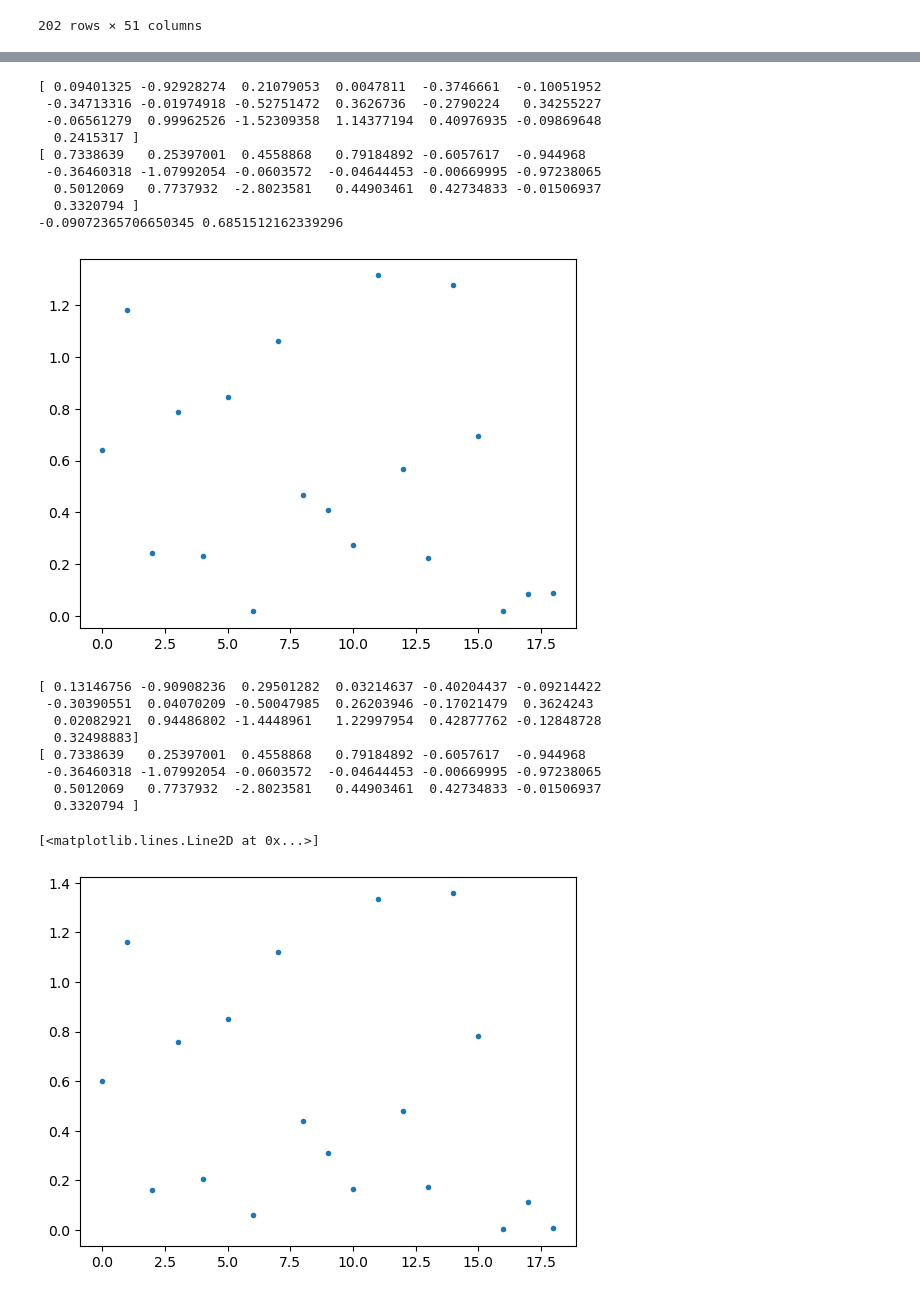
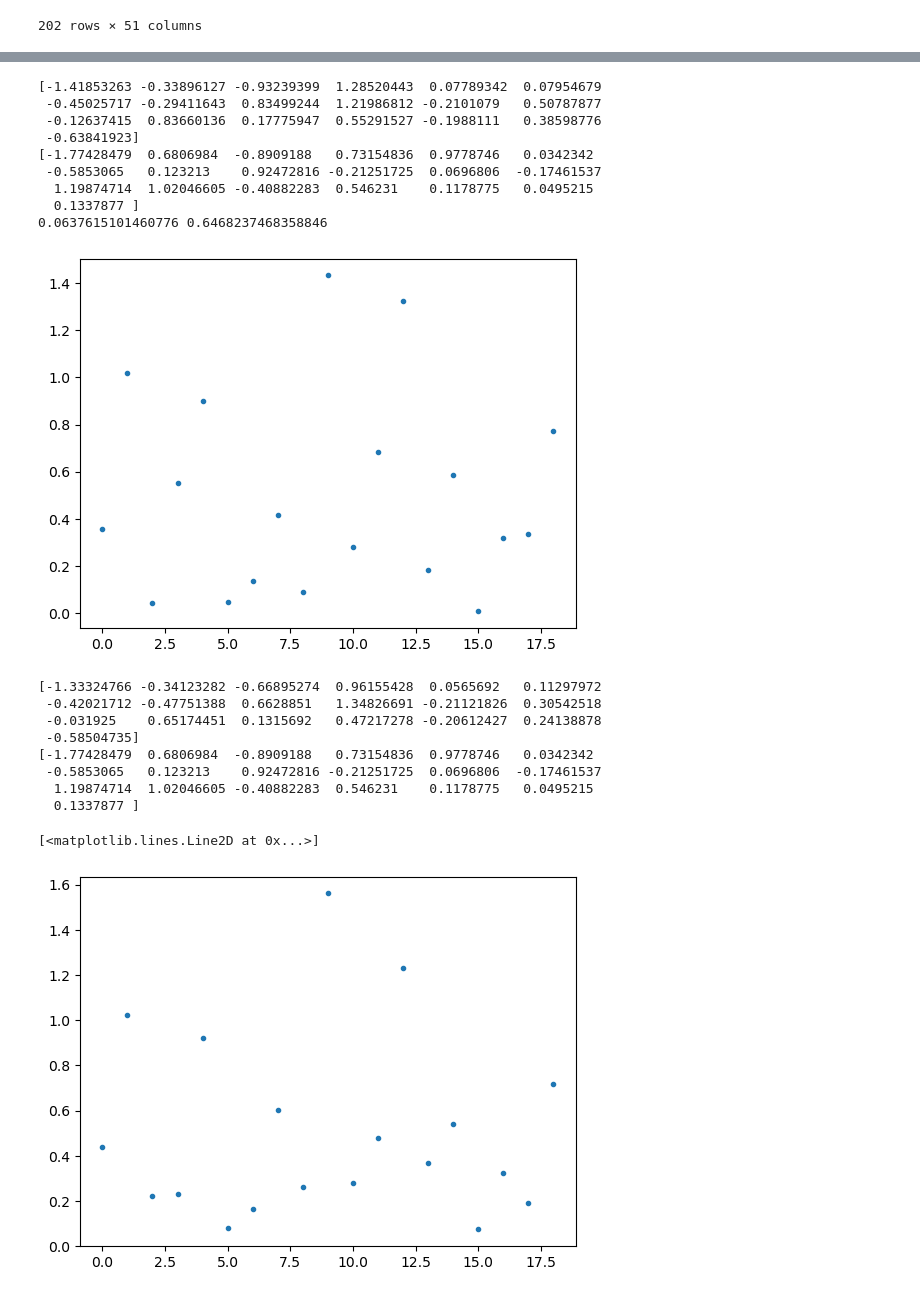
Before and after one commit to gangel27/whack_2024, a Jupyter notebook: George/main.ipynb, the cells around one changed output, grey strips where cells are left out. Drawn from its saved outputs; the diff is of its cells as text; code cells hidden in the pictures.

```diff
--- a/George/main.ipynb
+++ b/George/main.ipynb
@@ -61,6 +78,30 @@ features = [
     acc, shots, passes, 'tackles', 'pressures', 'Sprint', 'fouls' ,'shots_on_target', 'possession'
 ]
 
+
+
+features = [
+    'shots',
+    'shots_on_target',
+    'opposition_shots',
+    'opposition_shots_on_target',
+    'passes',
+    'opposition_passes',
+    'completed_passes_into_the_box',
+    'pressures',
+    'pressure_regains',
+    'xg_within_8_seconds_of_corner',
+    'xg_concedesd_within_8_seconds_of_corner',
+    'shots_within_8_seconds_of_corner',
+    'shots_conceded_within_8_seconds_of_corner',
+    'shots_within_8_seconds_of_indirect_free_kick',
+    'shots_conceded_within_8_seconds_of_indirect_free_kick',
+    'possession',
+    'final_third_possession',
+    'ppda',
+    'completed_passes_and_carries_into_final_third'
+]
+
 outputs = [
     np_xg, np_xg_against
 ]
@@ -122,35 +163,36 @@ plt.plot([i for i in range(len(y_test))], abs(y_test - y_pred), ".", label="regr
 y_diff = y_test - y_pred
 print(y_diff.mean(), y_diff.std())
 # %% [output]
-[ 0.09401325 -0.92928274  0.21079053  0.0047811  -0.3746661  -0.10051952
- -0.34713316 -0.01974918 -0.52751472  0.3626736  -0.2790224   0.34255227
- -0.06561279  0.99962526 -1.52309358  1.14377194  0.40976935 -0.09869648
-  0.2415317 ]
-[ 0.7338639   0.25397001  0.4558868   0.79184892 -0.6057617  -0.944968
- -0.36460318 -1.07992054 -0.0603572  -0.04644453 -0.00669995 -0.97238065
-  0.5012069   0.7737932  -2.8023581   0.44903461  0.42734833 -0.01506937
-  0.3320794 ]
--0.09072365706650345 0.6851512162339296
+[-1.41853263 -0.33896127 -0.93239399  1.28520443  0.07789342  0.07954679
+ -0.45025717 -0.29411643  0.83499244  1.21986812 -0.2101079   0.50787877
+ -0.12637415  0.83660136  0.17775947  0.55291527 -0.1988111   0.38598776
+ -0.63841923]
+[-1.77428479  0.6806984  -0.8909188   0.73154836  0.9778746   0.0342342
+ -0.5853065   0.123213    0.92472816 -0.21251725  0.0696806  -0.17461537
+  1.19874714  1.02046605 -0.40882283  0.546231    0.1178775   0.0495215
+  0.1337877 ]
+0.0637615101460776 0.6468237468358846
-[figure, old version]
+[figure, new version]
 # %%
 regr = linear_model.Lasso(alpha=0.1)
 
 # # Train the model using the train data
 regr.fit(x_train, y_train)
 y_pred = regr.predict(x_test)
 
 print(y_pred)
 print(y_test)
 
+plt.ylim(0, 2)
 plt.plot([i for i in range(len(y_test))], abs(y_test - y_pred), ".", label="regression")
 # %% [output]
-[ 0.13146756 -0.90908236  0.29501282  0.03214637 -0.40204437 -0.09214422
- -0.30390551  0.04070209 -0.50047985  0.26203946 -0.17021479  0.3624243
-  0.02082921  0.94486802 -1.4448961   1.22997954  0.42877762 -0.12848728
-  0.32498883]
-[ 0.7338639   0.25397001  0.4558868   0.79184892 -0.6057617  -0.944968
- -0.36460318 -1.07992054 -0.0603572  -0.04644453 -0.00669995 -0.97238065
-  0.5012069   0.7737932  -2.8023581   0.44903461  0.42734833 -0.01506937
-  0.3320794 ]
+[-1.33324766 -0.34123282 -0.66895274  0.96155428  0.0565692   0.11297972
+ -0.42021712 -0.47751388  0.6628851   1.34826691 -0.21121826  0.30542518
+ -0.031925    0.65174451  0.1315692   0.47217278 -0.20612427  0.24138878
+ -0.58504735]
+[-1.77428479  0.6806984  -0.8909188   0.73154836  0.9778746   0.0342342
+ -0.5853065   0.123213    0.92472816 -0.21251725  0.0696806  -0.17461537
+  1.19874714  1.02046605 -0.40882283  0.546231    0.1178775   0.0495215
+  0.1337877 ]
 [<matplotlib.lines.Line2D at 0x...>]
-[figure, old version]
+[figure, new version]
```
Also changed, not shown: parts of 4 cells of this notebook.
